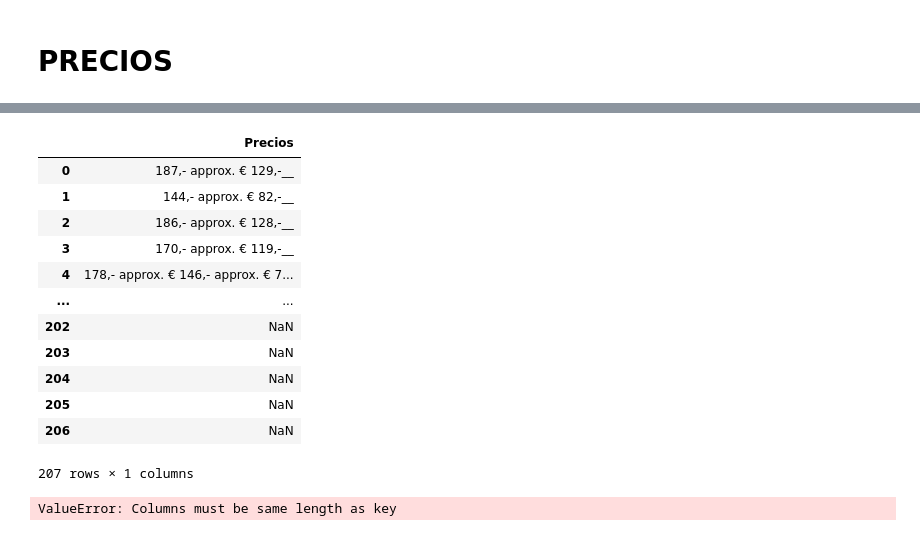
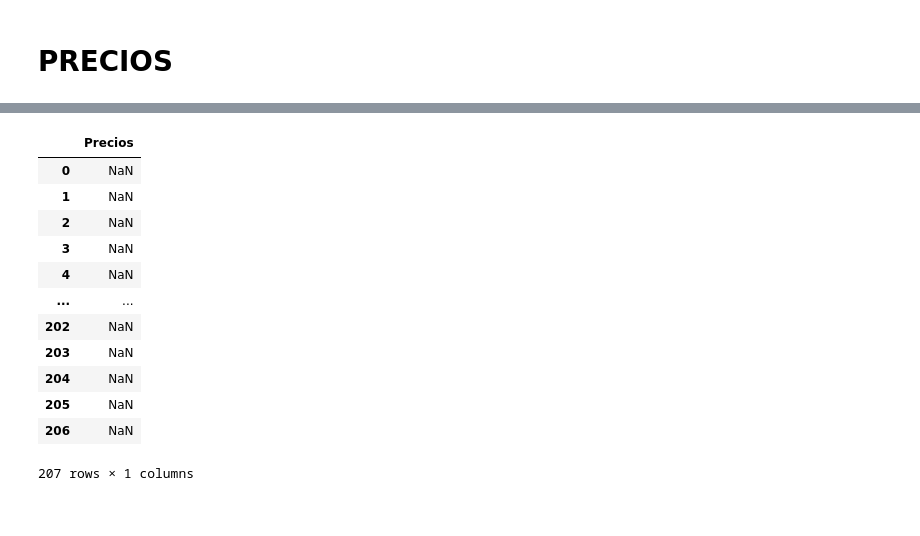
Before and after one commit to jaimecabanyes/GoRiding-, a Jupyter notebook: LIMPIA USA.ipynb, the cells around one changed output, grey strips where cells are left out. Saved outputs shown, nothing was run; the diff lists cells and outputs as text; code cells hidden in the pictures.

```diff
--- a/LIMPIA USA.ipynb
+++ b/LIMPIA USA.ipynb
@@ -340,7 +360,7 @@ dfremontes.to_csv("Data/remontesUSA.csv")
 # %%
 def obtener_precios(coldf):
     for i in coldf:
-        a = coldf.str.extract("€(.+?)Snow report", flags=0, expand=True)
+        a = coldf.str.extract("US(.+?)__approx.", flags=0, expand=True)
         a = a.rename(columns={0:"Precios"})
     return a
 # %%
@@ -348,12 +388,18 @@ a = obtener_precios(dfUSA.Precios)
+# %%
+def obtener_precios1(coldf): # df otra vez
+    for i in coldf:
+        a = coldf.str.extract("$(.+?)-'", flags=0, expand=True)
+        a = a.rename(columns={0:"Precios"})
+    return a
 # %%
-a
+obtener_precios1(a.Precios)
 # %% [output]
 |  | Precios |
-| 0 | 187,- approx. € 129,-__ |
-| 1 | 144,- approx. € 82,-__ |
-| 2 | 186,- approx. € 128,-__ |
-| 3 | 170,- approx. € 119,-__ |
-| 4 | 178,- approx. € 146,- approx. € 7... |
+| 0 | NaN |
+| 1 | NaN |
+| 2 | NaN |
+| 3 | NaN |
+| 4 | NaN |
 | ... | ... |
 | 202 | NaN |
 | 203 | NaN |
@@ -361,7 +407,3 @@ a
 | 205 | NaN |
 | 206 | NaN |
 207 rows × 1 columns
-# %%
- a[['Adults', 'Youth', 'Children']] = a['Precios'].str.split(',', expand=True)
-# %% [output]
-ValueError: Columns must be same length as key
```
Also changed, not shown: parts of 4 cells of this notebook.
